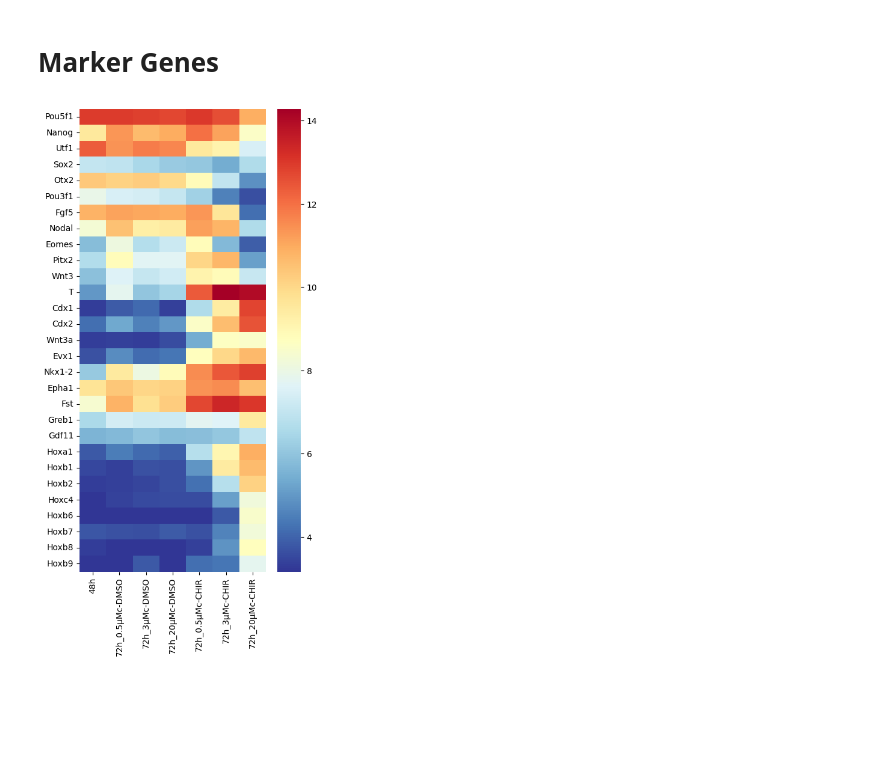
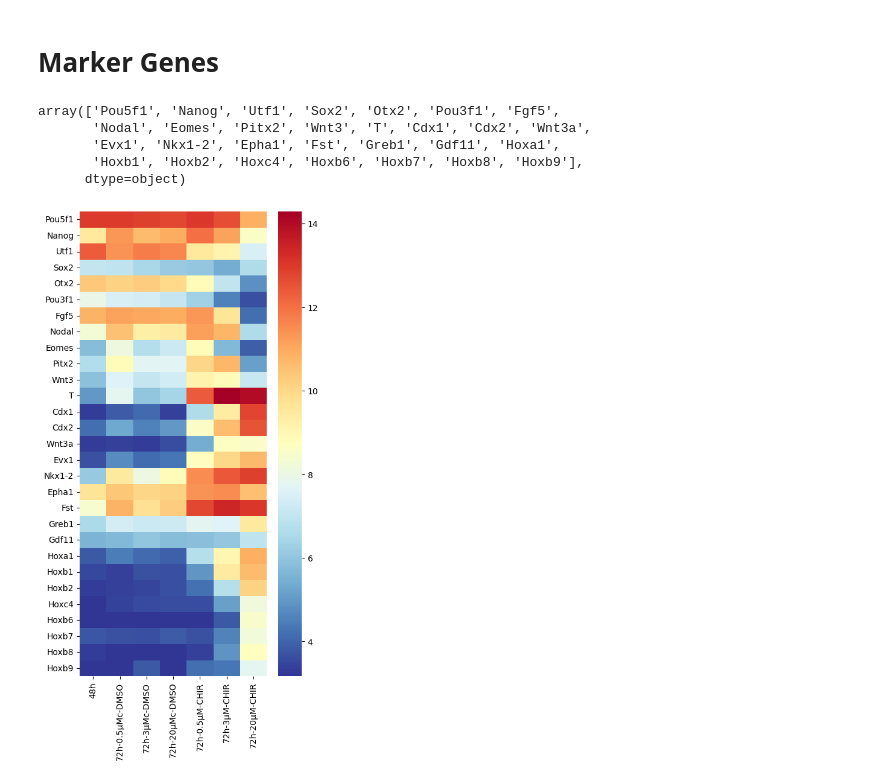
Before and after one commit to stembryo-lab/chiron_gastruloids_bulk_rna_seq, a Jupyter notebook: analysis/bulk_analysis.ipynb, the cells around one changed output. Cells and saved outputs as stored; diff of their text form; code cells hidden in the pictures; blank space fills up the shorter version.

```diff
--- a/analysis/bulk_analysis.ipynb
+++ b/analysis/bulk_analysis.ipynb
@@ -77,0 +81,6 @@ dds_norm[0].to_csv(f"data/normalized_counts.csv")
+# %%
+#Retain only samples of interest
+#Counts
+df_gastruloid = df_gastruloid.loc[[(("AF" not in i) and ("Epi" not in i)) and (("ActA" not in i)) and (("96h" not in i)) and (("120h" not in i)) and (("CHIR_5" not in i)) for i in df_gastruloid.index.values]]
+#Metadata
+df_gastruloid_metadata = df_gastruloid_metadata.loc[[(("AF" not in i) and ("Epi" not in i)) and (("ActA" not in i)) and (("96h" not in i)) and (("120h" not in i)) and (("CHIR_5" not in i)) for i in df_gastruloid_metadata.index]]
@@ -224,18 +241,28 @@ plt.savefig(f"results/bulk_analysis_pca_loadings.{save_format}",bbox_inches="tig
 # %% [markdown]
 # Marker Genes
+# %%
+# Marker genes
+marker_genes = pd.read_csv("marker_genes.csv",header=None).values[:,0]
+marker_genes
+# %% [output]
+array(['Pou5f1', 'Nanog', 'Utf1', 'Sox2', 'Otx2', 'Pou3f1', 'Fgf5',
+       'Nodal', 'Eomes', 'Pitx2', 'Wnt3', 'T', 'Cdx1', 'Cdx2', 'Wnt3a',
+       'Evx1', 'Nkx1-2', 'Epha1', 'Fst', 'Greb1', 'Gdf11', 'Hoxa1',
+       'Hoxb1', 'Hoxb2', 'Hoxc4', 'Hoxb6', 'Hoxb7', 'Hoxb8', 'Hoxb9'],
+      dtype=object)
 # %%
-retain = ['48h','72h_0.5μMc-DMSO','72h_3μMc-DMSO','72h_20μMc-DMSO','72h_0.5μMc-CHIR','72h_3μMc-CHIR','72h_20μMc-CHIR']
+# conditions to retain for heatmap
+retain = ['48h','72h-0.5μMc-DMSO','72h-3μMc-DMSO','72h-20μMc-DMSO','72h-0.5μM-CHIR','72h-3μM-CHIR','72h-20μM-CHIR']
 # %%
 fig, ax = plt.subplots(1,1,figsize=(5,10))
 
-d_ = df1.loc[:,marker_genes].groupby([i.split("_")[1]+"_"+i.split("_")[0] for i in df_gastruloid_metadata["ID"]]).mean()
-d_.index = ['0h','48h','60h_20μMc-CHIR','60h_3μMc-CHIR','72h_0.5μMc-CHIR','72h_20μMc-CHIR','72h_3μMc-CHIR','72h_0.5μMc-DMSO','72h_20μMc-DMSO','72h_3μMc-DMSO']
+d_ = df1.loc[:,marker_genes].groupby([i[:-2] for i in df_gastruloid_metadata.index]).mean()
 
 sns.heatmap(
     d_.loc[retain,:].transpose(),
     cmap="RdYlBu_r"
 )
 
 plt.savefig(f"results/bulk_analysis_marker_genes_heatmap.{save_format}",bbox_inches="tight",transparent=True)
 # %% [output]
-[figure, old version]
+[figure, new version]
```
Also changed, not shown: parts of 21 cells of this notebook, 7 other files.
